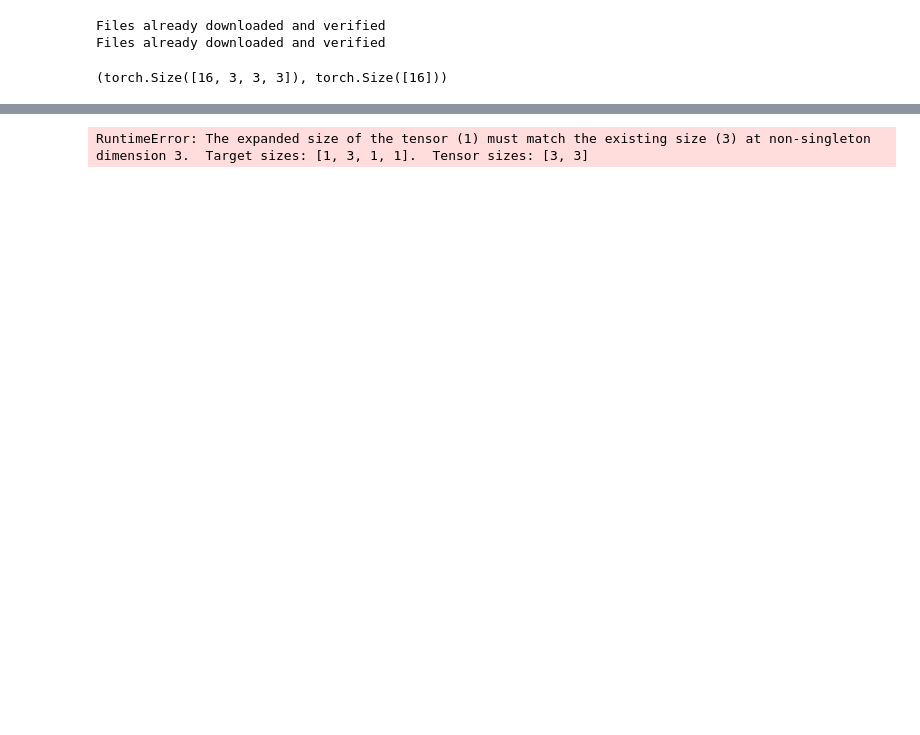
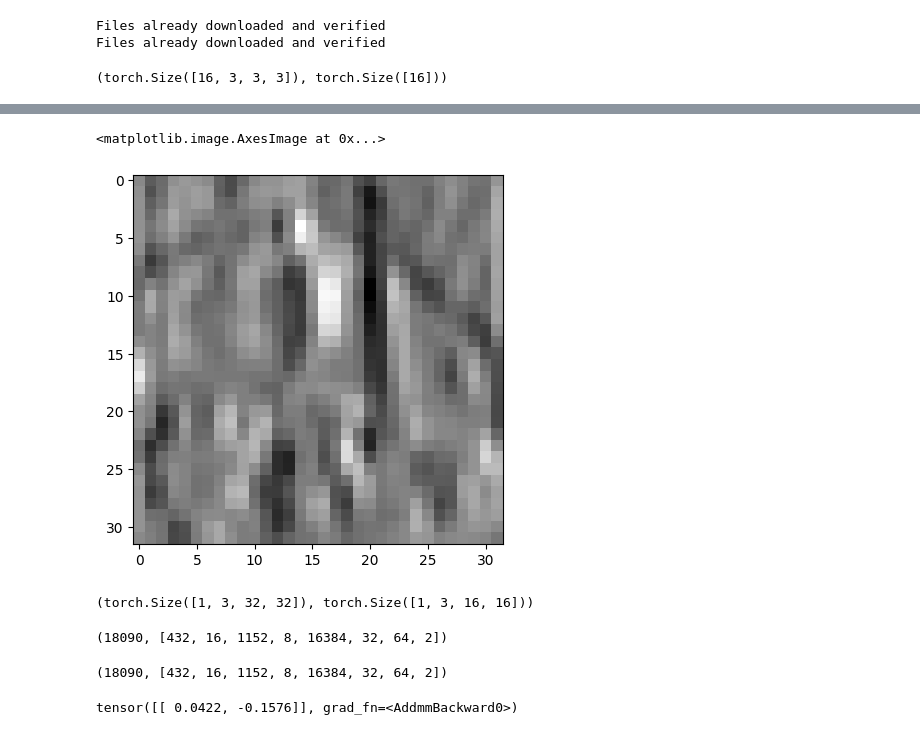
Before and after one commit to YamadaTakahito/pytorch_zissen, a Jupyter notebook: 8.ipynb, the cells around one changed output, grey strips where cells are left out. Saved outputs shown, nothing was run; the diff lists cells and outputs as text; code cells hidden in the pictures; blank space fills up the shorter version.

```diff
--- a/8.ipynb
+++ b/8.ipynb
@@ -62,12 +77,40 @@ plt.imshow(output[0, 0].detach(), cmap='gray')
 # %%
-conv = nn.Conv2d(3, 1, kernel_size=1, padding=1)
+conv = nn.Conv2d(3, 1, kernel_size=3, padding=1)
 with torch.no_grad():
     conv.weight[:] = torch.tensor([[-1.0, 0.0, 1.0],
                                      [-1.0, 0.0, 1.0],
                                      [-1.0, 0.0, 1.0]])
     conv.bias.zero_()
 
 output = conv(img.unsqueeze(0))
 plt.imshow(output[0, 0].detach(), cmap='gray')
 # %% [output]
-RuntimeError: The expanded size of the tensor (1) must match the existing size (3) at non-singleton dimension 3.  Target sizes: [1, 3, 1, 1].  Tensor sizes: [3, 3]
+<matplotlib.image.AxesImage at 0x...>
+[figure, added]
+# %%
+pool = nn.MaxPool2d(2)
+output = pool(img.unsqueeze(0))
+img.unsqueeze(0).shape, output.shape
+# %% [output]
+(torch.Size([1, 3, 32, 32]), torch.Size([1, 3, 16, 16]))
+# %%
+model = nn.Sequential(
+    # 1 * 3 * 32 * 32
+    nn.Conv2d(3, 16, kernel_size=3, padding=1),
+    # 1 * 16 * 32 * 32
+    nn.Tanh(),
+    nn.MaxPool2d(2),
+    # 1 * 16 * 16 * 16
+    nn.Conv2d(16, 8, kernel_size=3, padding=1),
+    # 1 * 8 * 16 * 16
+    nn.Tanh(),
+    nn.MaxPool2d(2),
+    # 1 * 8 * 8 * 8
+    nn.Linear(8 * 8 * 8, 32),
+    nn.Tanh(),
+    nn.Linear(32, 2)
+)
+numel_list = [p.numel() for p in model.parameters()]
+sum(numel_list), numel_list
+# %% [output]
+(18090, [432, 16, 1152, 8, 16384, 32, 64, 2])
@@ -73,0 +139,30 @@ RuntimeError: The expanded size of the tensor (1) must match the existing size (
+# %%
+model = Net()
+numel_list = [p.numel() for p in model.parameters()]
+sum(numel_list), numel_list
+# %% [output]
+(18090, [432, 16, 1152, 8, 16384, 32, 64, 2])
+# %%
+import torch.nn.functional as F
+
+class Net(nn.Module):
+    def __init__(self):
+        super().__init__()
+        self.conv1 = nn.Conv2d(3, 16, kernel_size = 3, padding=1)
+        self.conv2 = nn.Conv2d(16, 8, kernel_size=3, padding=1)
+        self.fc1 = nn.Linear(8 * 8 * 8, 32)
+        self.fc2 = nn.Linear(32, 2)
+
+    def forward(self, x):
+        out = F.max_pool2d(torch.tanh(self.conv1(x)), 2)
+        out = F.max_pool2d(torch.tanh(self.conv2(out)), 2)
+        out = out.view(-1, 8 * 8 * 8)
+        out = torch.tanh(self.fc1(out))
+        out = self.fc2(out)
+
+        return out
+
+model = Net()
+model(img.unsqueeze(0))
+# %% [output]
+tensor([[ 0.0422, -0.1576]], grad_fn=<AddmmBackward0>)
```
Also changed, not shown: parts of 11 cells of this notebook.
